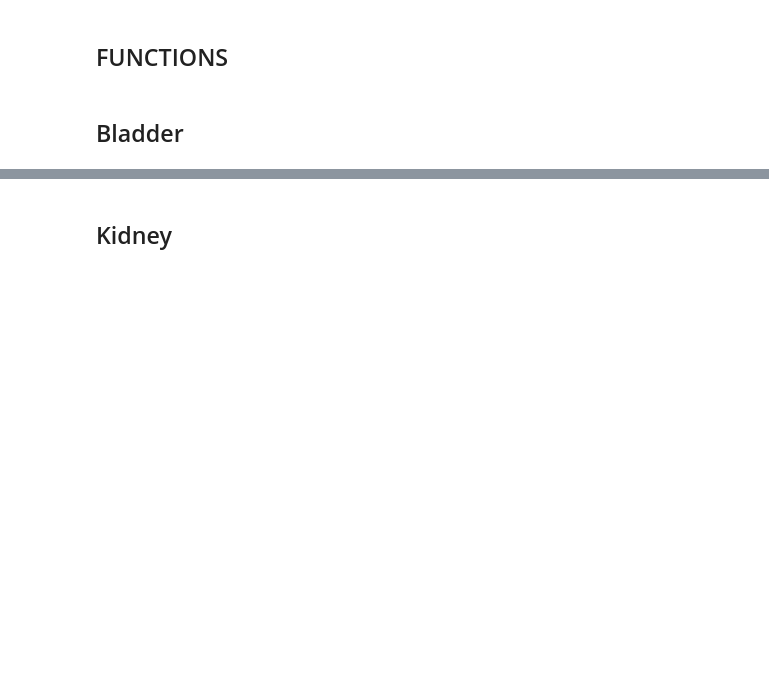
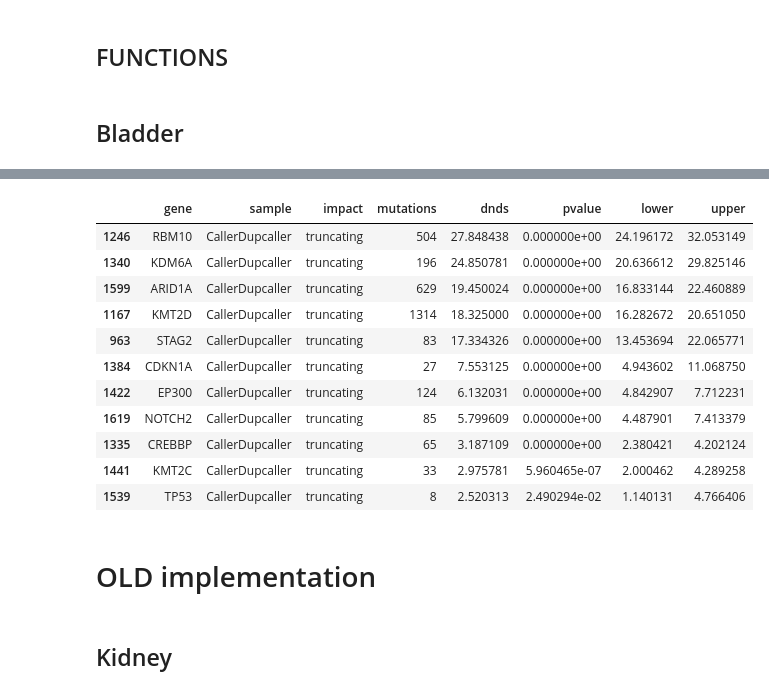
Before and after one commit to bbglab/DeepClone_protocol, a Jupyter notebook: supplementary_analysis/dupcaller/2025-09-24_mutdensityIndels.ipynb, the cells around one changed output, grey strips where cells are left out. Cells and saved outputs as stored; diff of their text form; code cells hidden in the pictures; blank space fills up the shorter version.

```diff
--- a/supplementary_analysis/dupcaller/2025-09-24_mutdensityIndels.ipynb
+++ b/supplementary_analysis/dupcaller/2025-09-24_mutdensityIndels.ipynb
@@ -179,0 +133,17 @@ R-squared: 0.159
+# %%
+omegas_df[omegas_df['pvalue'] < 0.05].sort_values(by='dnds', ascending=False)
+# %% [output]
+|  | gene | sample | impact | mutations | dnds | pvalue | lower | upper |
+| 1246 | RBM10 | CallerDupcaller | truncating | 504 | 27.848438 | 0.000000e+00 | 24.196172 | 32.053149 |
+| 1340 | KDM6A | CallerDupcaller | truncating | 196 | 24.850781 | 0.000000e+00 | 20.636612 | 29.825146 |
+| 1599 | ARID1A | CallerDupcaller | truncating | 629 | 19.450024 | 0.000000e+00 | 16.833144 | 22.460889 |
+| 1167 | KMT2D | CallerDupcaller | truncating | 1314 | 18.325000 | 0.000000e+00 | 16.282672 | 20.651050 |
+| 963 | STAG2 | CallerDupcaller | truncating | 83 | 17.334326 | 0.000000e+00 | 13.453694 | 22.065771 |
+| 1384 | CDKN1A | CallerDupcaller | truncating | 27 | 7.553125 | 0.000000e+00 | 4.943602 | 11.068750 |
+| 1422 | EP300 | CallerDupcaller | truncating | 124 | 6.132031 | 0.000000e+00 | 4.842907 | 7.712231 |
+| 1619 | NOTCH2 | CallerDupcaller | truncating | 85 | 5.799609 | 0.000000e+00 | 4.487901 | 7.413379 |
+| 1335 | CREBBP | CallerDupcaller | truncating | 65 | 3.187109 | 0.000000e+00 | 2.380421 | 4.202124 |
+| 1441 | KMT2C | CallerDupcaller | truncating | 33 | 2.975781 | 5.960465e-07 | 2.000462 | 4.289258 |
+| 1539 | TP53 | CallerDupcaller | truncating | 8 | 2.520313 | 2.490294e-02 | 1.140131 | 4.766406 |
+# %% [markdown]
+# OLD implementation
```
Also changed, not shown: parts of 14 cells of this notebook, 2 other files.
